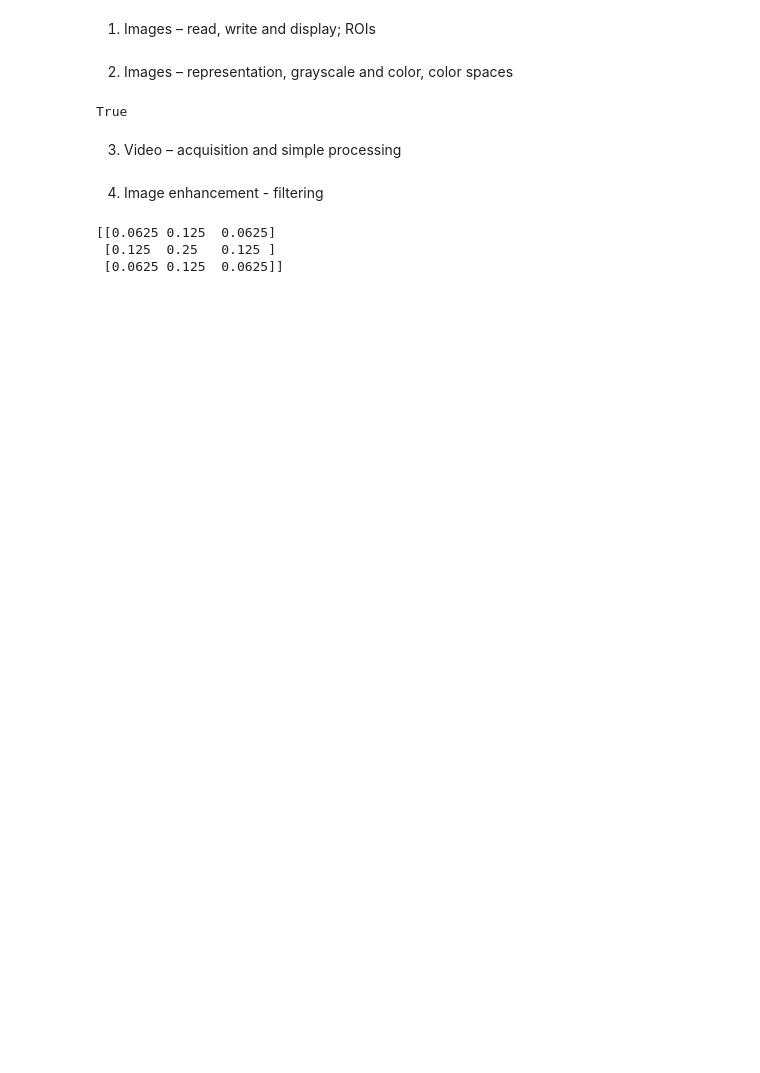
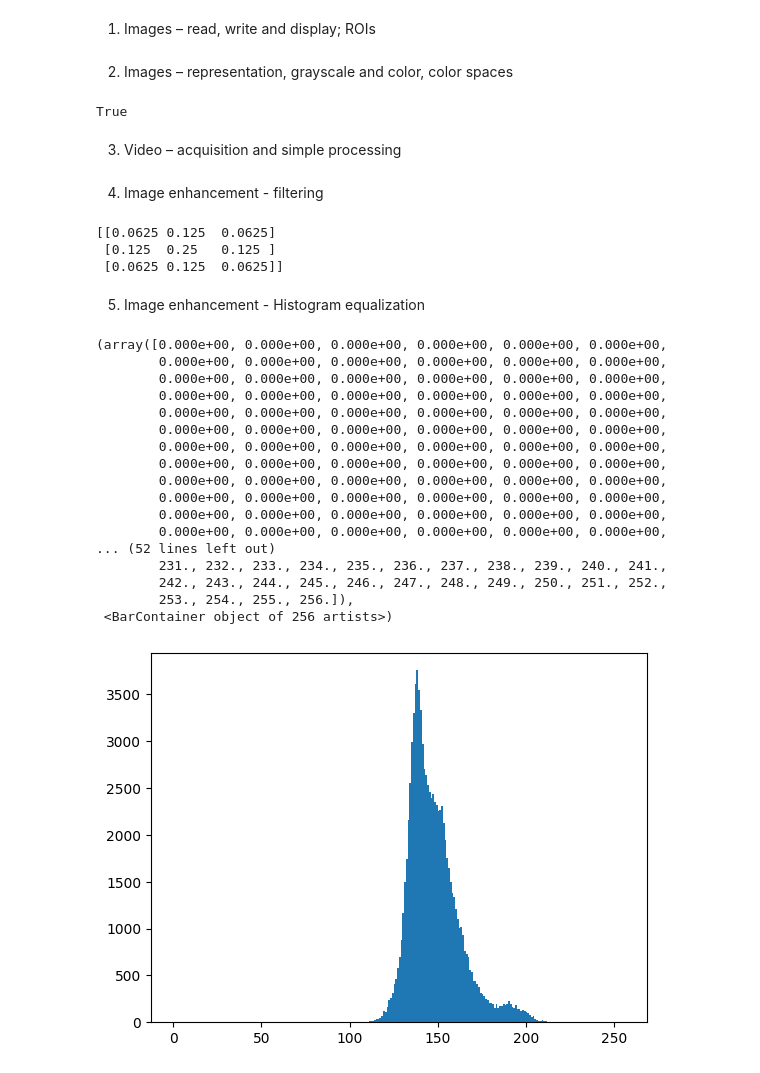
Before and after one commit to monkin77/feup-vc, a Jupyter notebook: tutorial-week1/tutorial-week1.ipynb, the cells around one changed output. Cells and saved outputs as stored; diff of their text form; code cells hidden in the pictures; blank space fills up the shorter version.

Commit message:
Finished 5. Image Enhancement

```diff
--- a/tutorial-week1/tutorial-week1.ipynb
+++ b/tutorial-week1/tutorial-week1.ipynb
@@ -490,3 +496,34 @@ cv2.destroyAllWindows()
 [[0.0625 0.125  0.0625]
  [0.125  0.25   0.125 ]
  [0.0625 0.125  0.0625]]
+# %% [markdown]
+5. Image enhancement - Histogram equalization
+# %%
+# 5 a)
+# Take a low contrast grayscale image and plot its histogram
+img = cv2.imread(os.path.join(dataDir, 'images/lowContrast_01.jpg'))
+
+# Convert to grayscale
+gray_img = cv2.cvtColor(img, cv2.COLOR_BGR2GRAY)
+
+# Plot the histogram
+plt.hist(gray_img.ravel(), 256, [0, 256])
+# %% [output]
+(array([0.000e+00, 0.000e+00, 0.000e+00, 0.000e+00, 0.000e+00, 0.000e+00,
+        0.000e+00, 0.000e+00, 0.000e+00, 0.000e+00, 0.000e+00, 0.000e+00,
+        0.000e+00, 0.000e+00, 0.000e+00, 0.000e+00, 0.000e+00, 0.000e+00,
+        0.000e+00, 0.000e+00, 0.000e+00, 0.000e+00, 0.000e+00, 0.000e+00,
+        0.000e+00, 0.000e+00, 0.000e+00, 0.000e+00, 0.000e+00, 0.000e+00,
+        0.000e+00, 0.000e+00, 0.000e+00, 0.000e+00, 0.000e+00, 0.000e+00,
+        0.000e+00, 0.000e+00, 0.000e+00, 0.000e+00, 0.000e+00, 0.000e+00,
+        0.000e+00, 0.000e+00, 0.000e+00, 0.000e+00, 0.000e+00, 0.000e+00,
+        0.000e+00, 0.000e+00, 0.000e+00, 0.000e+00, 0.000e+00, 0.000e+00,
+        0.000e+00, 0.000e+00, 0.000e+00, 0.000e+00, 0.000e+00, 0.000e+00,
+        0.000e+00, 0.000e+00, 0.000e+00, 0.000e+00, 0.000e+00, 0.000e+00,
+        0.000e+00, 0.000e+00, 0.000e+00, 0.000e+00, 0.000e+00, 0.000e+00,
+... (52 lines left out)
+        231., 232., 233., 234., 235., 236., 237., 238., 239., 240., 241.,
+        242., 243., 244., 245., 246., 247., 248., 249., 250., 251., 252.,
+        253., 254., 255., 256.]),
+ <BarContainer object of 256 artists>)
+[figure, added]
```
Also changed, not shown: parts of 7 cells of this notebook.
